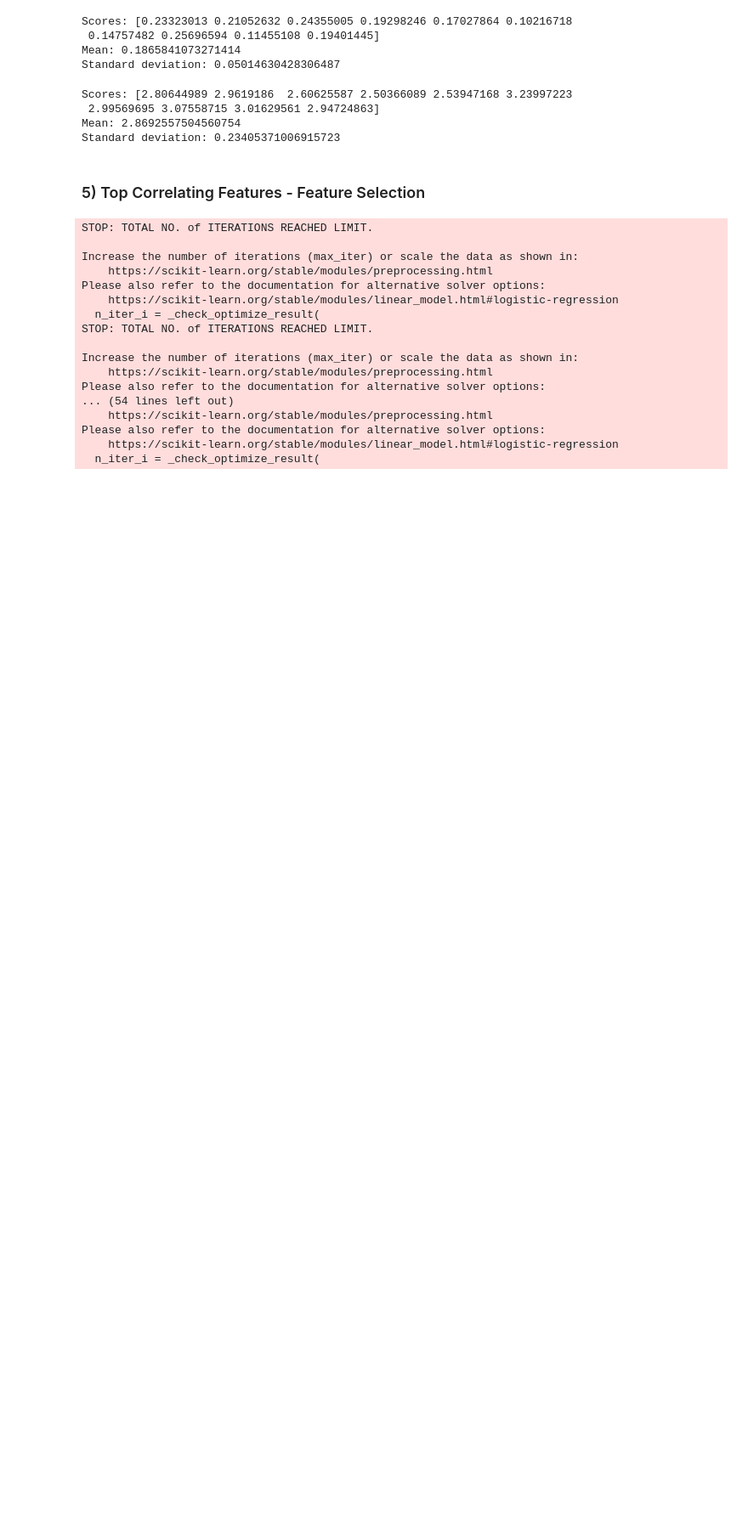
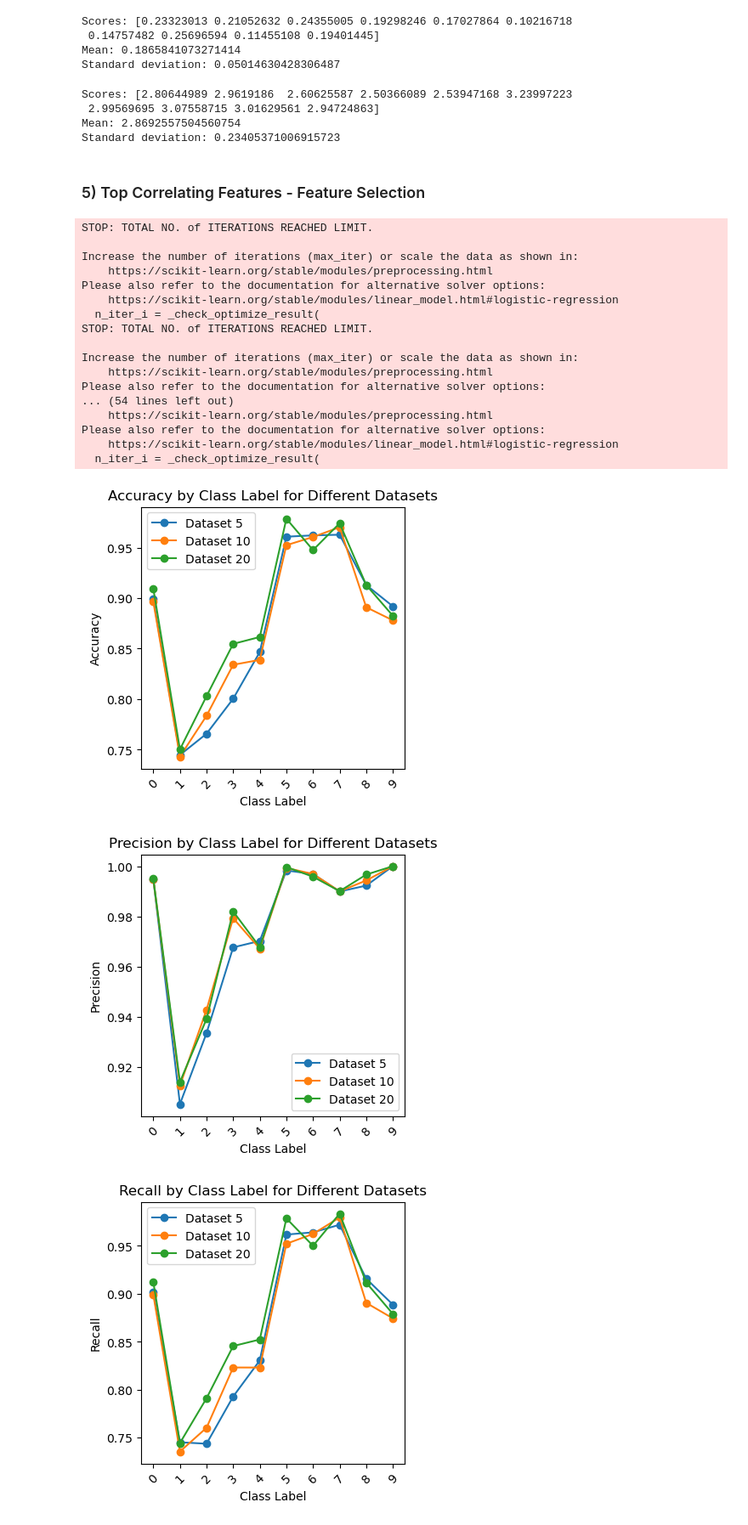
Before and after one commit to farheenfab/DMML-GroupProject, a Jupyter notebook: CW/CW - Part 1.ipynb, the cells around one changed output. Shown at 85% size. Cells and saved outputs as stored; diff of their text form; code cells hidden in the pictures; blank space fills up the shorter version.

Commit message:
add evaluation metrics

```diff
--- a/CW/CW - Part 1.ipynb
+++ b/CW/CW - Part 1.ipynb
@@ -329,6 +330,0 @@ weighted avg       0.39      0.23      0.25      9690
-# %%
-from sklearn.metrics import accuracy_score
-
-# accuracy
-accuracy = accuracy_score(y_train, predictions)
-print('Accuracy = ', accuracy)
@@ -546,0 +592,25 @@ dataset3 = final_datasets['Data set 20']
+# %%
+import pandas as pd
+import matplotlib.pyplot as plt
+
+metrics = ['Accuracy', 'Precision', 'Recall', 'F1 Score', 'ROC AUC']
+
+for metric in metrics:
+    plt.figure(figsize=(4, 4))
+    for dataset_number in [5, 10, 20]:
+        dataset_metrics = df_evaluation_metrics[df_evaluation_metrics['Dataset'] == str(dataset_number)]
+        x_values = dataset_metrics['Class Label']
+        y_values = dataset_metrics[metric]
+        plt.plot(x_values, y_values, marker='o', label=f'Dataset {dataset_number}')
+
+    plt.title(f'{metric} by Class Label for Different Datasets')
+    plt.xlabel('Class Label')
+    plt.ylabel(metric)
+    plt.legend()
+    plt.xticks(x_values)
+    plt.xticks(rotation=45)
+    plt.show()
+# %% [output]
+[figure, added]
+[figure, added]
+[figure, added]
```
Also changed, not shown: parts of 16 cells of this notebook.
